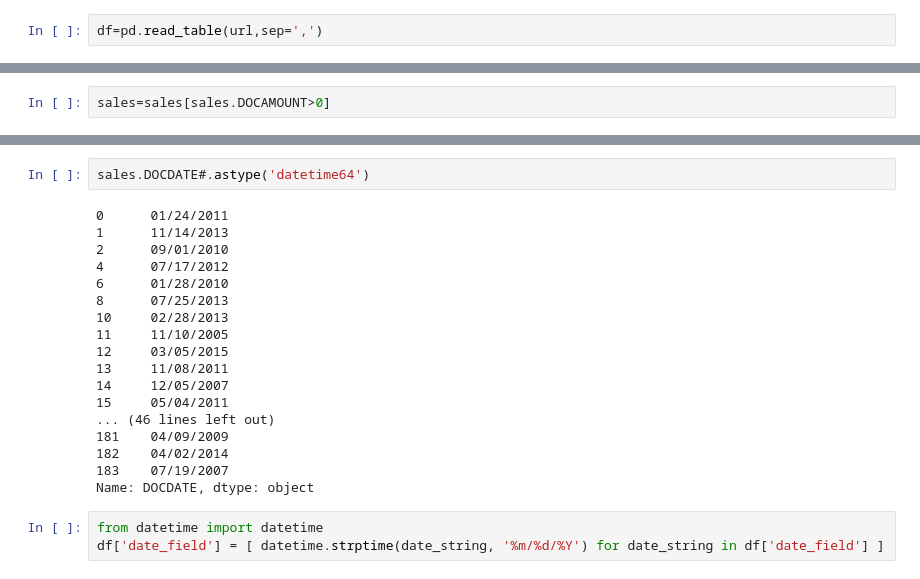
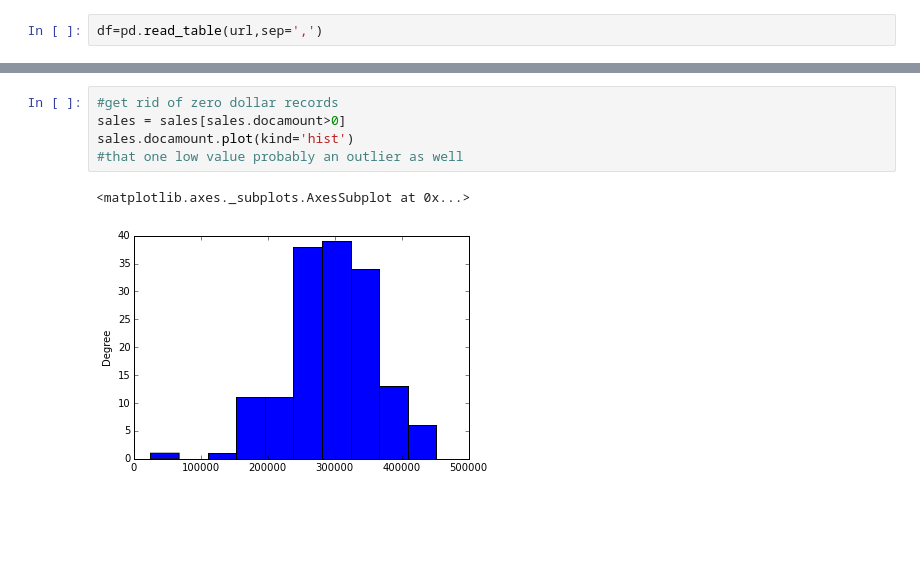
Before and after one commit to Jwerberg/slideruleprojects, a Jupyter notebook: Initial Coop Data Story.ipynb, the cells around one changed output, grey strips where cells are left out. Drawn from its saved outputs; the diff is of its cells as text; blank space fills up the shorter version.

```diff
--- a/Initial Coop Data Story.ipynb
+++ b/Initial Coop Data Story.ipynb
@@ -211,2 +138,0 @@ sales.DOCAMOUNT.plot(kind='hist')
-# %%
-sales=sales[sales.DOCAMOUNT>0]
@@ -223,23 +139,8 @@ sales.plot(x='DOCDATE',y='DOCAMOUNT')
-# %%
-sales.DOCDATE#.astype('datetime64')
-# %% [output]
-0      01/24/2011
-1      11/14/2013
-2      09/01/2010
-4      07/17/2012
-6      01/28/2010
-8      07/25/2013
-10     02/28/2013
-11     11/10/2005
-12     03/05/2015
-13     11/08/2011
-14     12/05/2007
-15     05/04/2011
-... (46 lines left out)
-181    04/09/2009
-182    04/02/2014
-183    07/19/2007
-Name: DOCDATE, dtype: object
-# %%
-from datetime import datetime
-df['date_field'] = [ datetime.strptime(date_string, '%m/%d/%Y') for date_string in df['date_field'] ]
+# %%
+#get rid of zero dollar records
+sales = sales[sales.docamount>0]
+sales.docamount.plot(kind='hist')
+#that one low value probably an outlier as well
+# %% [output]
+<matplotlib.axes._subplots.AxesSubplot at 0x...>
+[figure, added]
```
Also changed, not shown: parts of 23 cells of this notebook.
